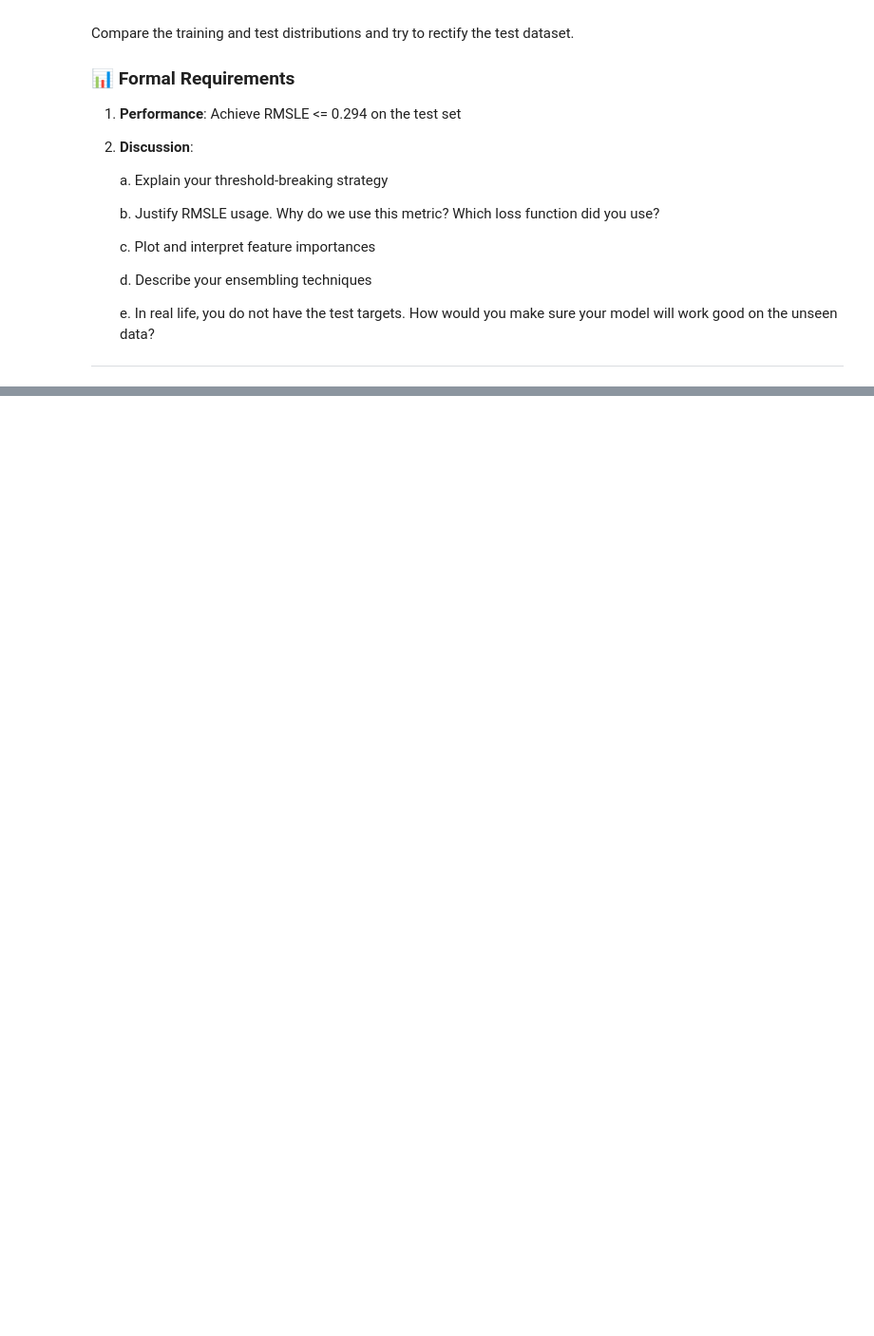
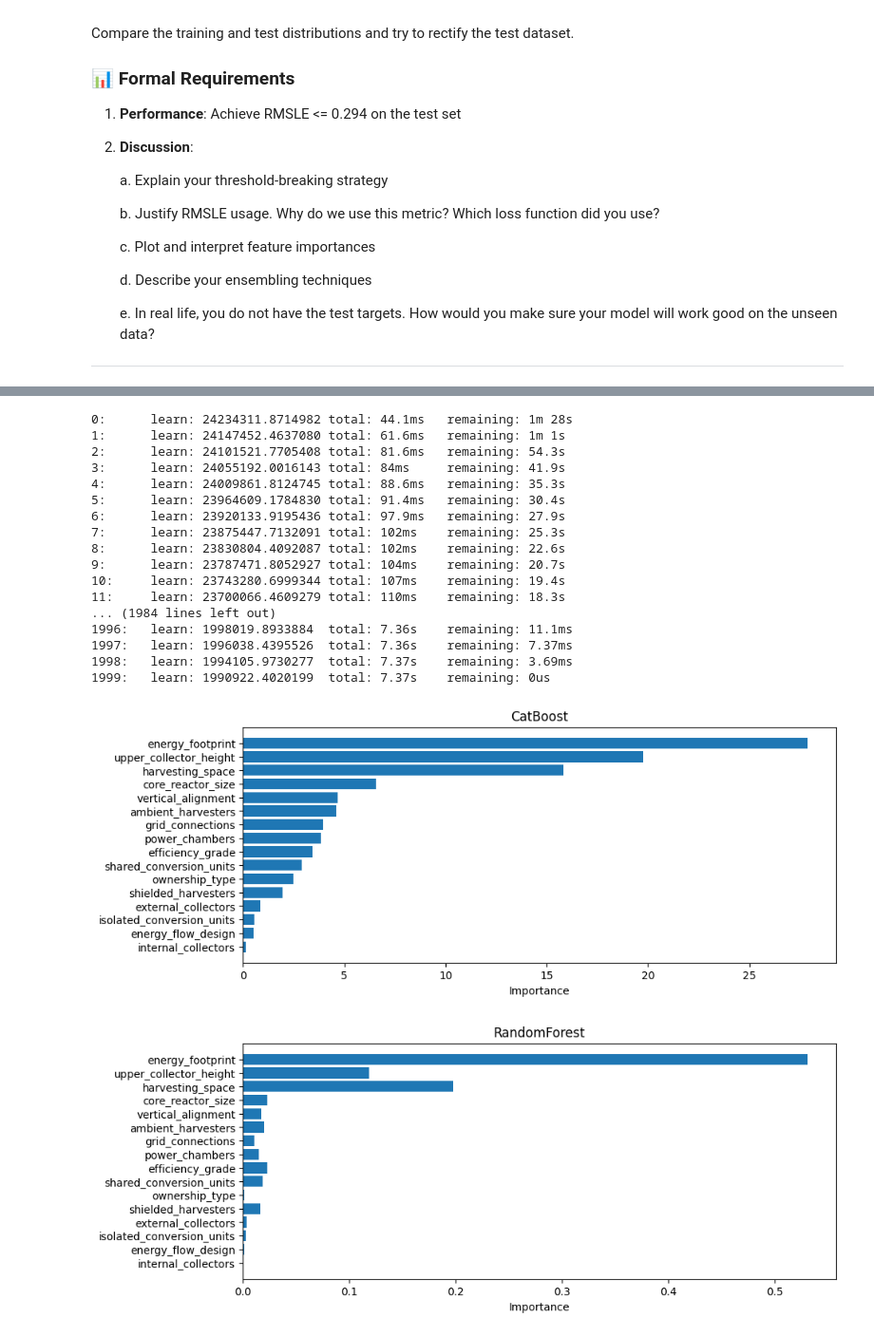
Before and after one commit to leewberg/TDT4172, a Jupyter notebook: Assignment1/Chapter_1.ipynb, the cells around one changed output, grey strips where cells are left out. Shown at 95% size. Cells and saved outputs as stored; diff of their text form; code cells hidden in the pictures; blank space fills up the shorter version.

```diff
--- a/Assignment1/Chapter_1.ipynb
+++ b/Assignment1/Chapter_1.ipynb
@@ -413,0 +428,9 @@ Text(0, 0.5, 'Count')
+# %%
+test.dropna(inplace=True)
+train.dropna(inplace=True)
+
+x_train = train.drop(columns=['nexus_rating'])
+x_test = test.drop(columns=['nexus_rating'])
+
+y_train = train['nexus_rating'].values
+y_test = test['nexus_rating'].values
@@ -427,0 +517,41 @@ Required RMSLE:  0.294
+# %%
+cat.fit(x_train, y_train)
+rf.fit(x_train, y_train)
+
+cat_imp = cat.get_feature_importance()
+rf_imp = rf.feature_importances_
+features = x_train.columns
+
+indices = np.argsort(cat_imp)
+
+plt.figure(figsize=(10,4))
+plt.barh(features[indices], cat_imp[indices])
+plt.title("CatBoost")
+plt.xlabel("Importance")
+
+plt.figure(figsize=(10,4))
+plt.barh(features[indices], rf_imp[indices])
+plt.title("RandomForest")
+plt.xlabel("Importance")
+
+plt.show()
+# %% [output]
+0:      learn: 24234311.8714982 total: 44.1ms   remaining: 1m 28s
+1:      learn: 24147452.4637080 total: 61.6ms   remaining: 1m 1s
+2:      learn: 24101521.7705408 total: 81.6ms   remaining: 54.3s
+3:      learn: 24055192.0016143 total: 84ms     remaining: 41.9s
+4:      learn: 24009861.8124745 total: 88.6ms   remaining: 35.3s
+5:      learn: 23964609.1784830 total: 91.4ms   remaining: 30.4s
+6:      learn: 23920133.9195436 total: 97.9ms   remaining: 27.9s
+7:      learn: 23875447.7132091 total: 102ms    remaining: 25.3s
+8:      learn: 23830804.4092087 total: 102ms    remaining: 22.6s
+9:      learn: 23787471.8052927 total: 104ms    remaining: 20.7s
+10:     learn: 23743280.6999344 total: 107ms    remaining: 19.4s
+11:     learn: 23700066.4609279 total: 110ms    remaining: 18.3s
+... (1984 lines left out)
+1996:   learn: 1998019.8933884  total: 7.36s    remaining: 11.1ms
+1997:   learn: 1996038.4395526  total: 7.36s    remaining: 7.37ms
+1998:   learn: 1994105.9730277  total: 7.37s    remaining: 3.69ms
+1999:   learn: 1990922.4020199  total: 7.37s    remaining: 0us
+[figure, added]
+[figure, added]
```
Also changed, not shown: parts of 10 cells of this notebook, 4 other files.
